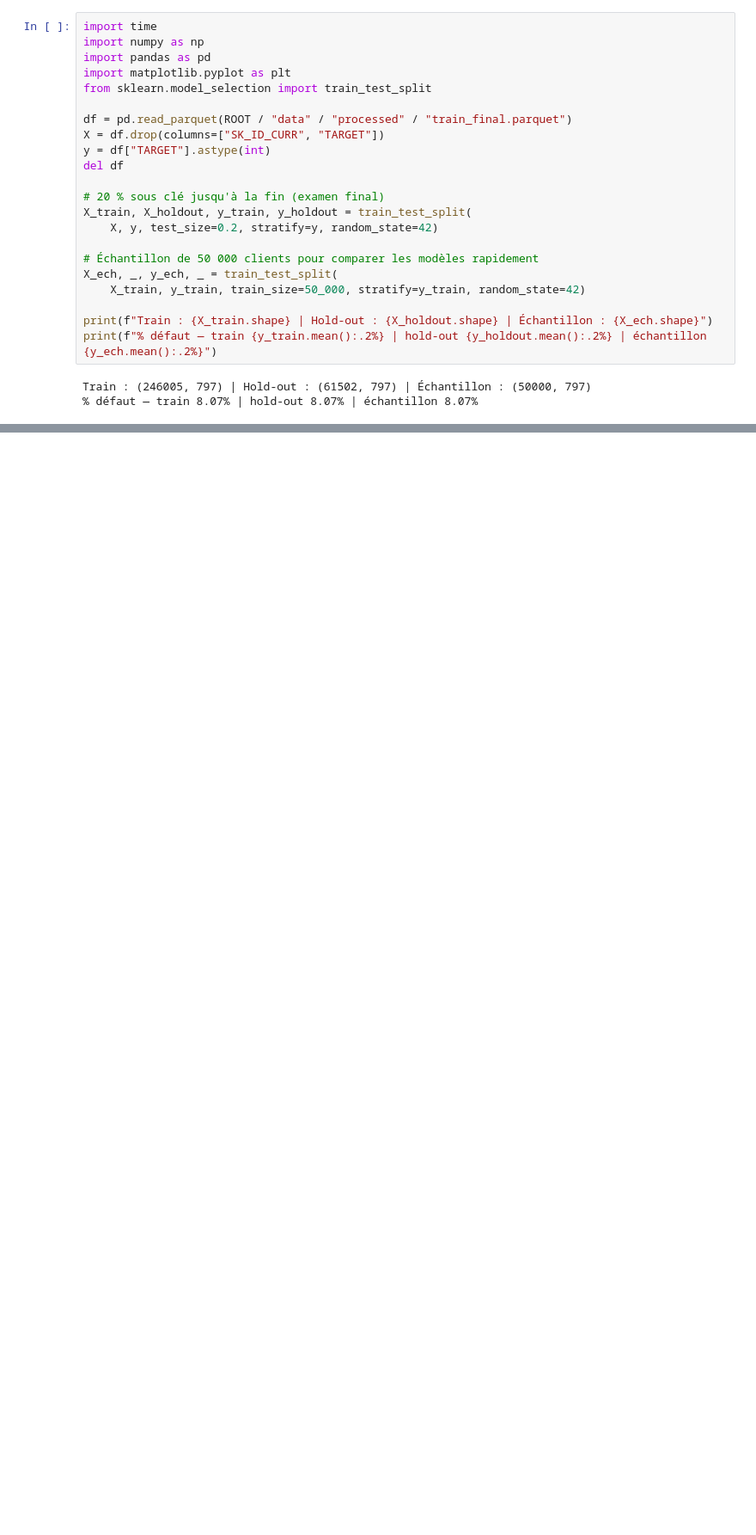
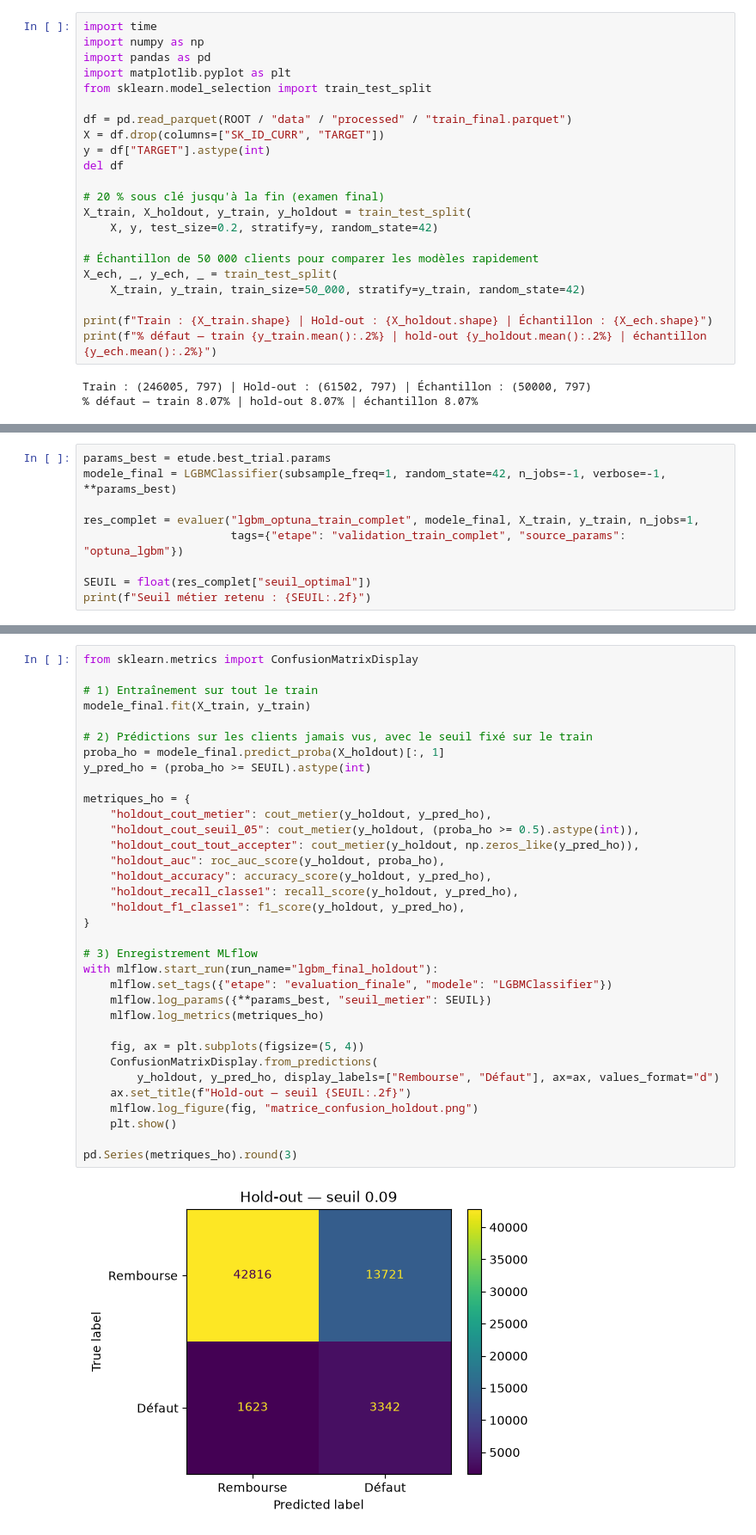
Before and after one commit to thebert117/pret-a-depenser, a Jupyter notebook: notebooks/03_modelisations.ipynb, the cells around one changed output, grey strips where cells are left out. Shown at 86% size. Saved outputs shown, nothing was run; the diff lists cells and outputs as text; blank space fills up the shorter version.

```diff
--- a/notebooks/03_modelisations.ipynb
+++ b/notebooks/03_modelisations.ipynb
@@ -51,0 +293,9 @@ Train : (246005, 797) | Hold-out : (61502, 797) | Échantillon : (50000, 797)
+# %%
+params_best = etude.best_trial.params
+modele_final = LGBMClassifier(subsample_freq=1, random_state=42, n_jobs=-1, verbose=-1, **params_best)
+
+res_complet = evaluer("lgbm_optuna_train_complet", modele_final, X_train, y_train, n_jobs=1,
+                      tags={"etape": "validation_train_complet", "source_params": "optuna_lgbm"})
+
+SEUIL = float(res_complet["seuil_optimal"])
+print(f"Seuil métier retenu : {SEUIL:.2f}")
@@ -51,0 +305,36 @@ Train : (246005, 797) | Hold-out : (61502, 797) | Échantillon : (50000, 797)
+# %%
+from sklearn.metrics import ConfusionMatrixDisplay
+
+# 1) Entraînement sur tout le train
+modele_final.fit(X_train, y_train)
+
+# 2) Prédictions sur les clients jamais vus, avec le seuil fixé sur le train
+proba_ho = modele_final.predict_proba(X_holdout)[:, 1]
+y_pred_ho = (proba_ho >= SEUIL).astype(int)
+
+metriques_ho = {
+    "holdout_cout_metier": cout_metier(y_holdout, y_pred_ho),
+    "holdout_cout_seuil_05": cout_metier(y_holdout, (proba_ho >= 0.5).astype(int)),
+    "holdout_cout_tout_accepter": cout_metier(y_holdout, np.zeros_like(y_pred_ho)),
+    "holdout_auc": roc_auc_score(y_holdout, proba_ho),
+    "holdout_accuracy": accuracy_score(y_holdout, y_pred_ho),
+    "holdout_recall_classe1": recall_score(y_holdout, y_pred_ho),
+    "holdout_f1_classe1": f1_score(y_holdout, y_pred_ho),
+}
+
+# 3) Enregistrement MLflow
+with mlflow.start_run(run_name="lgbm_final_holdout"):
+    mlflow.set_tags({"etape": "evaluation_finale", "modele": "LGBMClassifier"})
+    mlflow.log_params({**params_best, "seuil_metier": SEUIL})
+    mlflow.log_metrics(metriques_ho)
+
+    fig, ax = plt.subplots(figsize=(5, 4))
+    ConfusionMatrixDisplay.from_predictions(
+        y_holdout, y_pred_ho, display_labels=["Rembourse", "Défaut"], ax=ax, values_format="d")
+    ax.set_title(f"Hold-out — seuil {SEUIL:.2f}")
+    mlflow.log_figure(fig, "matrice_confusion_holdout.png")
+    plt.show()
+
+pd.Series(metriques_ho).round(3)
+# %% [output]
+[figure, added]
```
Also changed, not shown: parts of 41 cells of this notebook, 1 other file.
